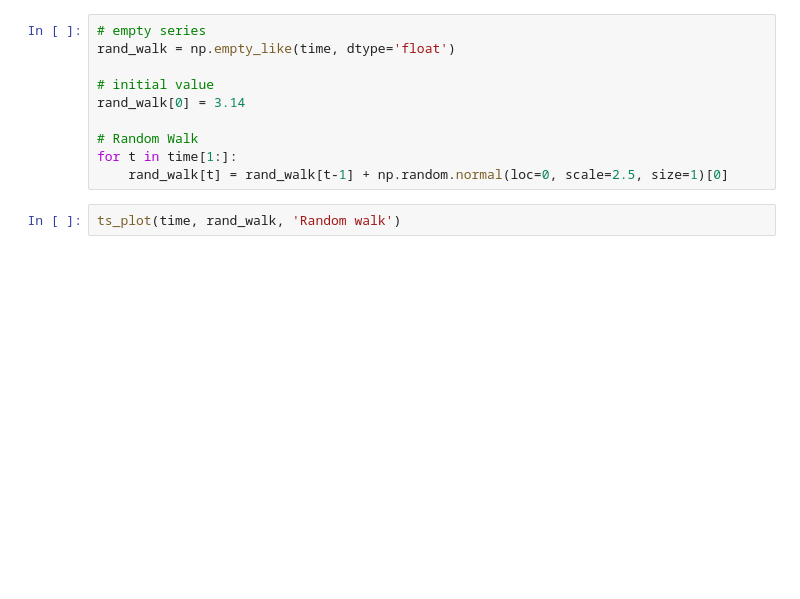
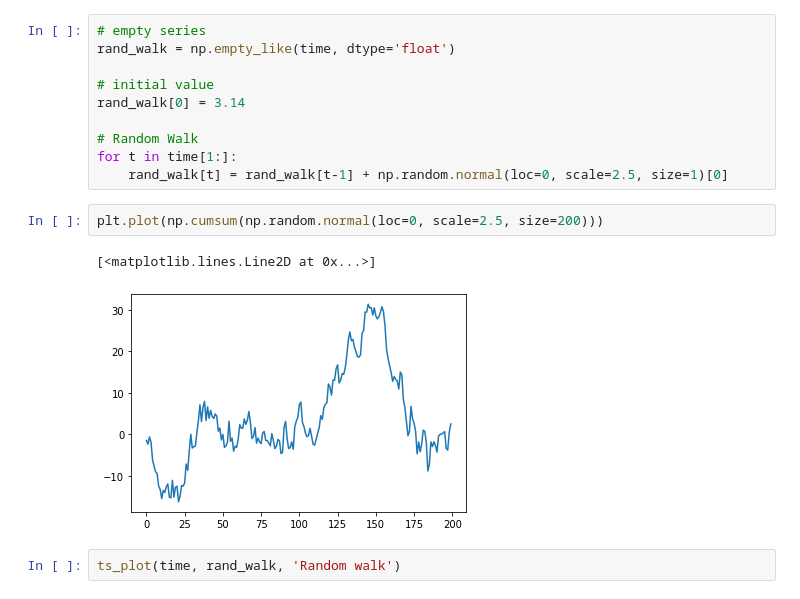
Before and after one commit to nsydn/ise043_tsaf, a Jupyter notebook: ise043_tsaf_2425f_2_stationarity.ipynb, the cells around one changed output. Drawn from its saved outputs; the diff is of its cells as text; blank space fills up the shorter version.

```diff
--- a/ise043_tsaf_2425f_2_stationarity.ipynb
+++ b/ise043_tsaf_2425f_2_stationarity.ipynb
@@ -172,6 +171,11 @@ rand_walk[0] = 3.14
 # Random Walk
 for t in time[1:]:
     rand_walk[t] = rand_walk[t-1] + np.random.normal(loc=0, scale=2.5, size=1)[0]
+# %%
+plt.plot(np.cumsum(np.random.normal(loc=0, scale=2.5, size=200)))
+# %% [output]
+[<matplotlib.lines.Line2D at 0x...>]
+[figure, added]
 # %%
 ts_plot(time, rand_walk, 'Random walk')
 # %% [output]
```
Also changed, not shown: parts of 11 cells of this notebook.
